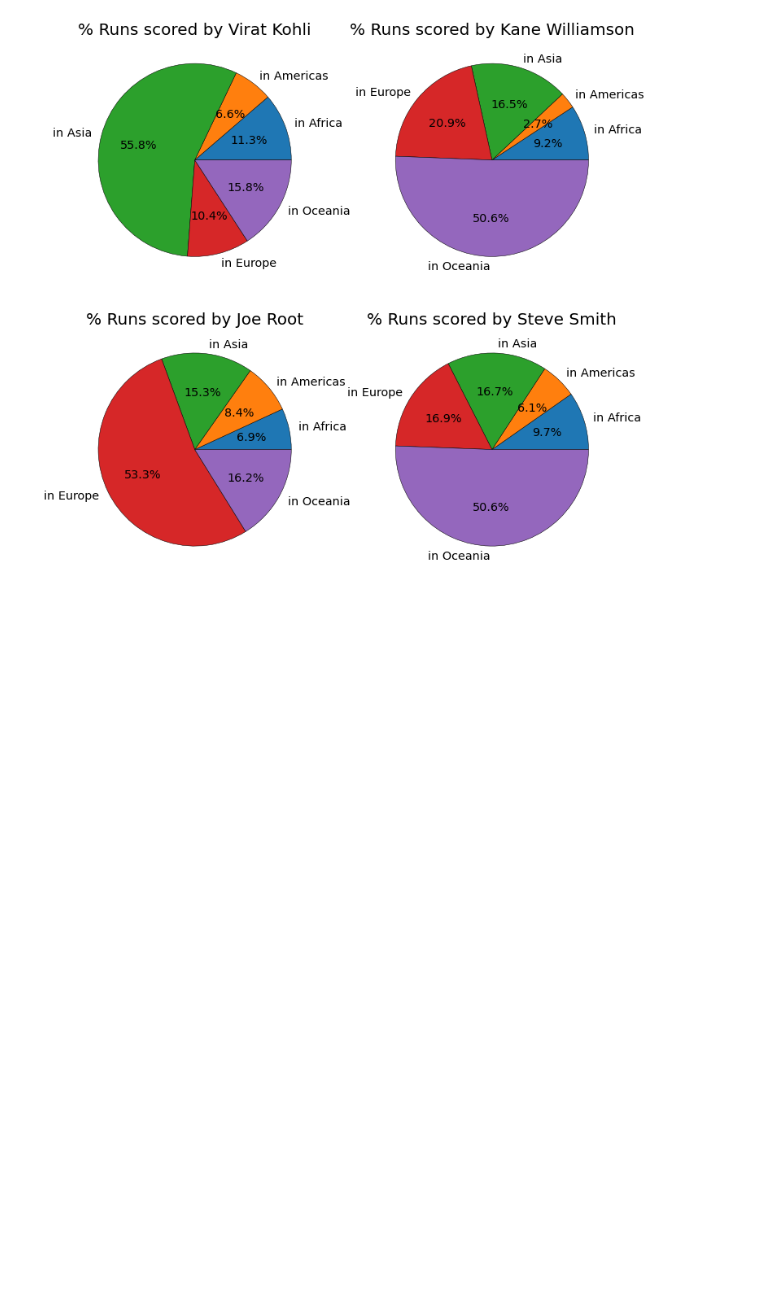
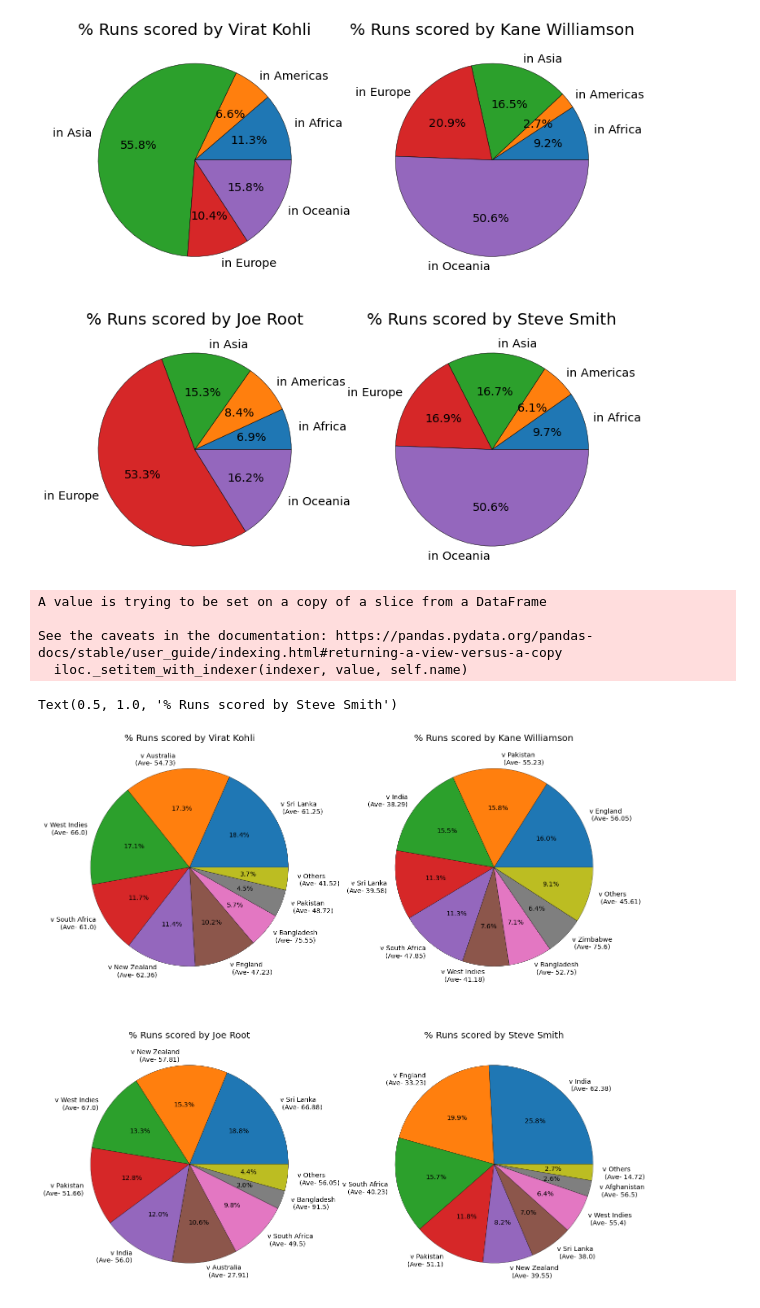
Before and after one commit to sm823zw/Cricket-Data-Analysis, a Jupyter notebook: notebooks/fab4.ipynb, the cells around one changed output. Saved outputs shown, nothing was run; the diff lists cells and outputs as text; code cells hidden in the pictures; blank space fills up the shorter version.

```diff
--- a/notebooks/fab4.ipynb
+++ b/notebooks/fab4.ipynb
@@ -386,3 +371,57 @@ plt.title('% Runs scored by Steve Smith', fontsize=20)
 # %% [output]
 Text(0.5, 1.0, '% Runs scored by Steve Smith')
 [figure]
+# %%
+fig, ax = plt.subplots(figsize=(22, 22))
+fig.set_facecolor('white')
+plt.subplot(2, 2, 1)
+d = vk_demographic_data[vk_demographic_data['Grouping'].str.contains('v ')]
+d = d[['Grouping', 'Runs', 'Ave', 'SR']]
+d = d.sort_values('Runs', ascending=False)
+d1 = d.iloc[:8, :]
+d2 = d.iloc[8:, :]
+d1.loc[-1] = ['v Others', d2.Runs.sum(), round(d2.Ave.mean(), 2), round(d2.SR.mean(), 2)]
+plt.pie(d1['Runs'], labels=d1['Grouping'] + '\n (Ave- ' + d1['Ave'].astype(str) + ')', autopct='%1.1f%%',
+        wedgeprops={'linewidth': 0.5, 'edgecolor': 'black'},
+       textprops={'size': 'x-large'})
+plt.title('% Runs scored by Virat Kohli', fontsize=20)
+plt.subplot(2, 2, 2)
+d = kw_demographic_data[kw_demographic_data['Grouping'].str.contains('v ')]
+d = d[['Grouping', 'Runs', 'Ave', 'SR']]
+d = d.sort_values('Runs', ascending=False)
+d1 = d.iloc[:8, :]
+d2 = d.iloc[8:, :]
+d1.loc[-1] = ['v Others', d2.Runs.sum(), round(d2.Ave.mean(), 2), round(d2.SR.mean(), 2)]
+plt.pie(d1['Runs'], labels=d1['Grouping'] + '\n (Ave- ' + d1['Ave'].astype(str) + ')', autopct='%1.1f%%',
+        wedgeprops={'linewidth': 0.5, 'edgecolor': 'black'},
+       textprops={'size': 'x-large'})
+plt.title('% Runs scored by Kane Williamson', fontsize=20)
+plt.subplot(2, 2, 3)
+d = jr_demographic_data[jr_demographic_data['Grouping'].str.contains('v ')]
+d = d[['Grouping', 'Runs', 'Ave', 'SR']]
+d = d.sort_values('Runs', ascending=False)
+d1 = d.iloc[:8, :]
+d2 = d.iloc[8:, :]
+d1.loc[-1] = ['v Others', d2.Runs.sum(), round(d2.Ave.mean(), 2), round(d2.SR.mean(), 2)]
+plt.pie(d1['Runs'], labels=d1['Grouping'] + '\n (Ave- ' + d1['Ave'].astype(str) + ')', autopct='%1.1f%%',
+        wedgeprops={'linewidth': 0.5, 'edgecolor': 'black'},
+       textprops={'size': 'x-large'})
+plt.title('% Runs scored by Joe Root', fontsize=20)
+plt.subplot(2, 2, 4)
+d = ss_demographic_data[ss_demographic_data['Grouping'].str.contains('v ')]
+d = d[['Grouping', 'Runs', 'Ave', 'SR']]
+d = d.sort_values('Runs', ascending=False)
+d1 = d.iloc[:8, :]
+d2 = d.iloc[8:, :]
+d1.loc[-1] = ['v Others', d2.Runs.sum(), round(d2.Ave.mean(), 2), round(d2.SR.mean(), 2)]
+plt.pie(d1['Runs'], labels=d1['Grouping'] + '\n (Ave- ' + d1['Ave'].astype(str) + ')', autopct='%1.1f%%',
+        wedgeprops={'linewidth': 0.5, 'edgecolor': 'black'},
+       textprops={'size': 'x-large'})
+plt.title('% Runs scored by Steve Smith', fontsize=20)
+# %% [output]
+A value is trying to be set on a copy of a slice from a DataFrame
+
+See the caveats in the documentation: https://pandas.pydata.org/pandas-docs/stable/user_guide/indexing.html#returning-a-view-versus-a-copy
+  iloc._setitem_with_indexer(indexer, value, self.name)
+Text(0.5, 1.0, '% Runs scored by Steve Smith')
+[figure, added]
```
Also changed, not shown: parts of 2 cells of this notebook.
